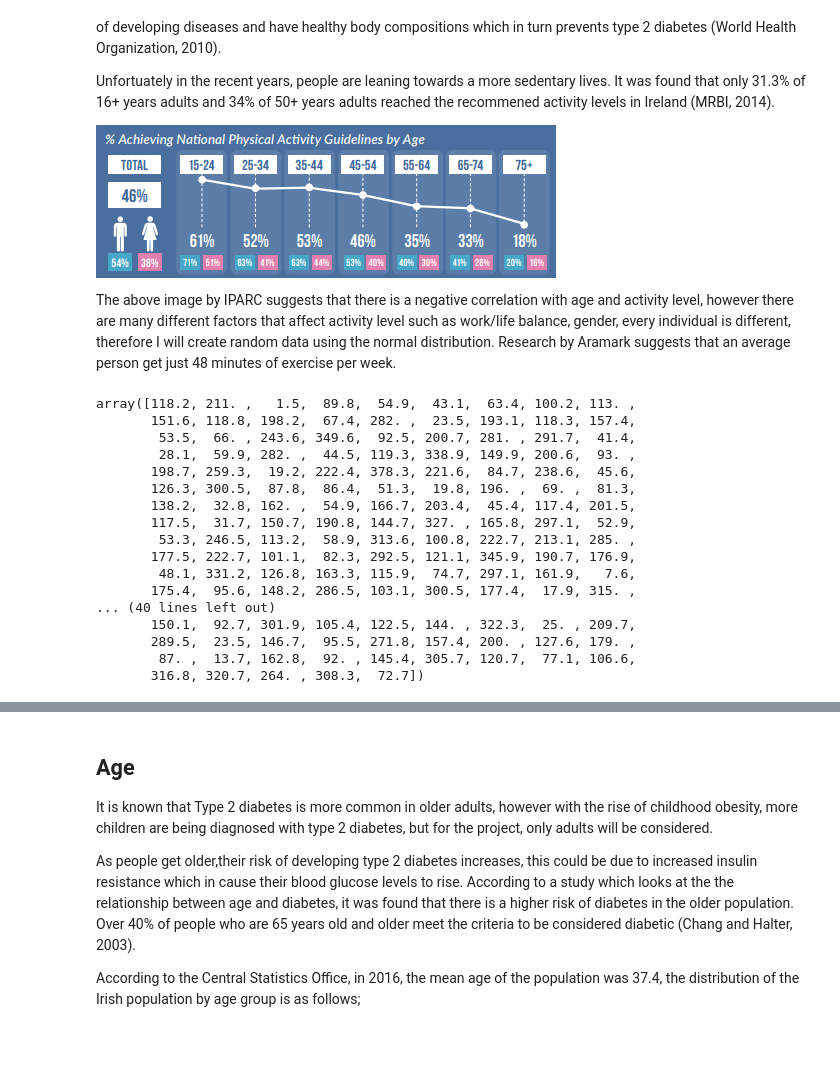
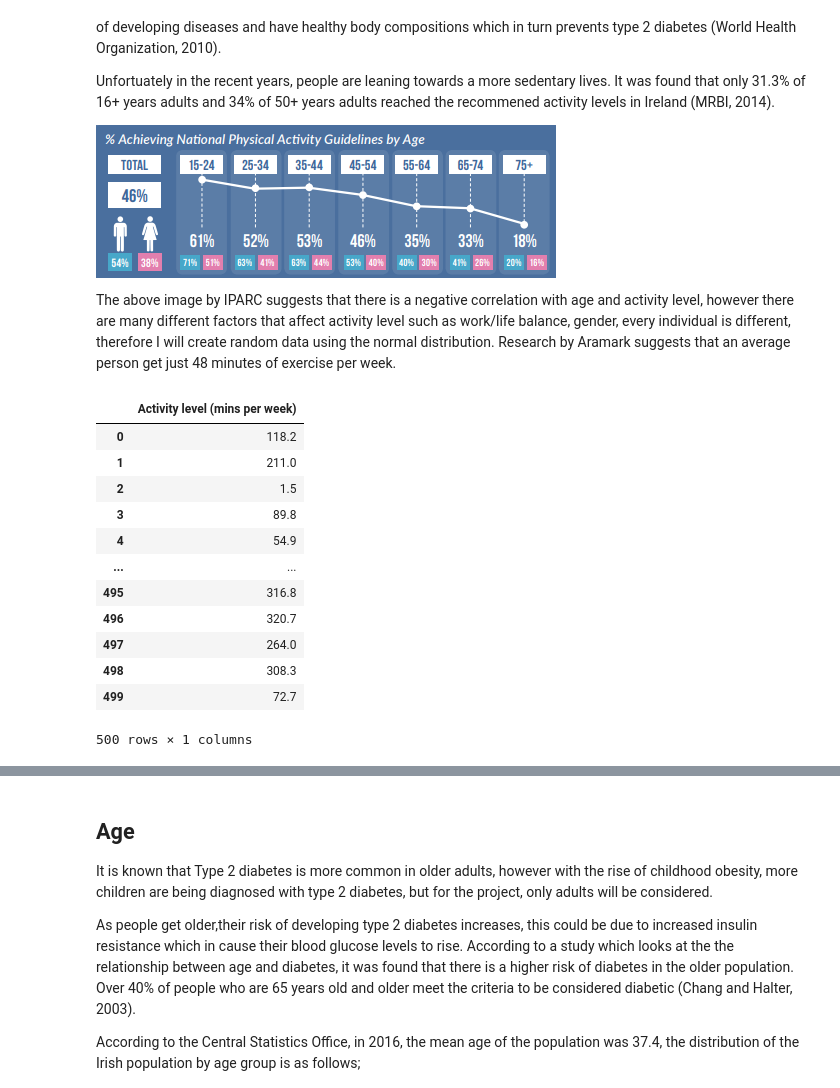
Before and after one commit to kalamkitty/ProgDA_project, a Jupyter notebook: ProgDA_Project.ipynb, the cells around one changed output, grey strips where cells are left out. Drawn from its saved outputs; the diff is of its cells as text; code cells hidden in the pictures; blank space fills up the shorter version.

```diff
--- a/ProgDA_Project.ipynb
+++ b/ProgDA_Project.ipynb
@@ -38,33 +38,30 @@ The above image by IPARC suggests that there is a negative correlation with age
 # %%
 import pandas as pd
 import numpy as np
 
 import matplotlib.pyplot as plt
 import seaborn as sns
 
 
 np.random.seed(1)
 
 # 0 hour for no exercise and 4.33 hours/420 minutes of exercise (the recommended amount), round result
 activity_level = np.random.triangular(0, 48, 420,500).round(1)
 
-
-activity_level
+# create dataframe using pandas to display data rather than a large array of random numbers.
+df_actlvl = pd.DataFrame(activity_level, columns=['Activity level (mins per week)'])
+df_actlvl
 # %% [output]
+|  | Activity level (mins per week) |
+| 0 | 118.2 |
+| 1 | 211.0 |
+| 2 | 1.5 |
+| 3 | 89.8 |
+| 4 | 54.9 |
+| ... | ... |
+| 495 | 316.8 |
+| 496 | 320.7 |
+| 497 | 264.0 |
+| 498 | 308.3 |
+| 499 | 72.7 |
-array([118.2, 211. ,   1.5,  89.8,  54.9,  43.1,  63.4, 100.2, 113. ,
-       151.6, 118.8, 198.2,  67.4, 282. ,  23.5, 193.1, 118.3, 157.4,
-        53.5,  66. , 243.6, 349.6,  92.5, 200.7, 281. , 291.7,  41.4,
-        28.1,  59.9, 282. ,  44.5, 119.3, 338.9, 149.9, 200.6,  93. ,
-       198.7, 259.3,  19.2, 222.4, 378.3, 221.6,  84.7, 238.6,  45.6,
-       126.3, 300.5,  87.8,  86.4,  51.3,  19.8, 196. ,  69. ,  81.3,
-       138.2,  32.8, 162. ,  54.9, 166.7, 203.4,  45.4, 117.4, 201.5,
-       117.5,  31.7, 150.7, 190.8, 144.7, 327. , 165.8, 297.1,  52.9,
-        53.3, 246.5, 113.2,  58.9, 313.6, 100.8, 222.7, 213.1, 285. ,
-       177.5, 222.7, 101.1,  82.3, 292.5, 121.1, 345.9, 190.7, 176.9,
-        48.1, 331.2, 126.8, 163.3, 115.9,  74.7, 297.1, 161.9,   7.6,
-       175.4,  95.6, 148.2, 286.5, 103.1, 300.5, 177.4,  17.9, 315. ,
-... (40 lines left out)
-       150.1,  92.7, 301.9, 105.4, 122.5, 144. , 322.3,  25. , 209.7,
-       289.5,  23.5, 146.7,  95.5, 271.8, 157.4, 200. , 127.6, 179. ,
-        87. ,  13.7, 162.8,  92. , 145.4, 305.7, 120.7,  77.1, 106.6,
-       316.8, 320.7, 264. , 308.3,  72.7])
+500 rows × 1 columns
```
Also changed, not shown: parts of 2 cells of this notebook.
